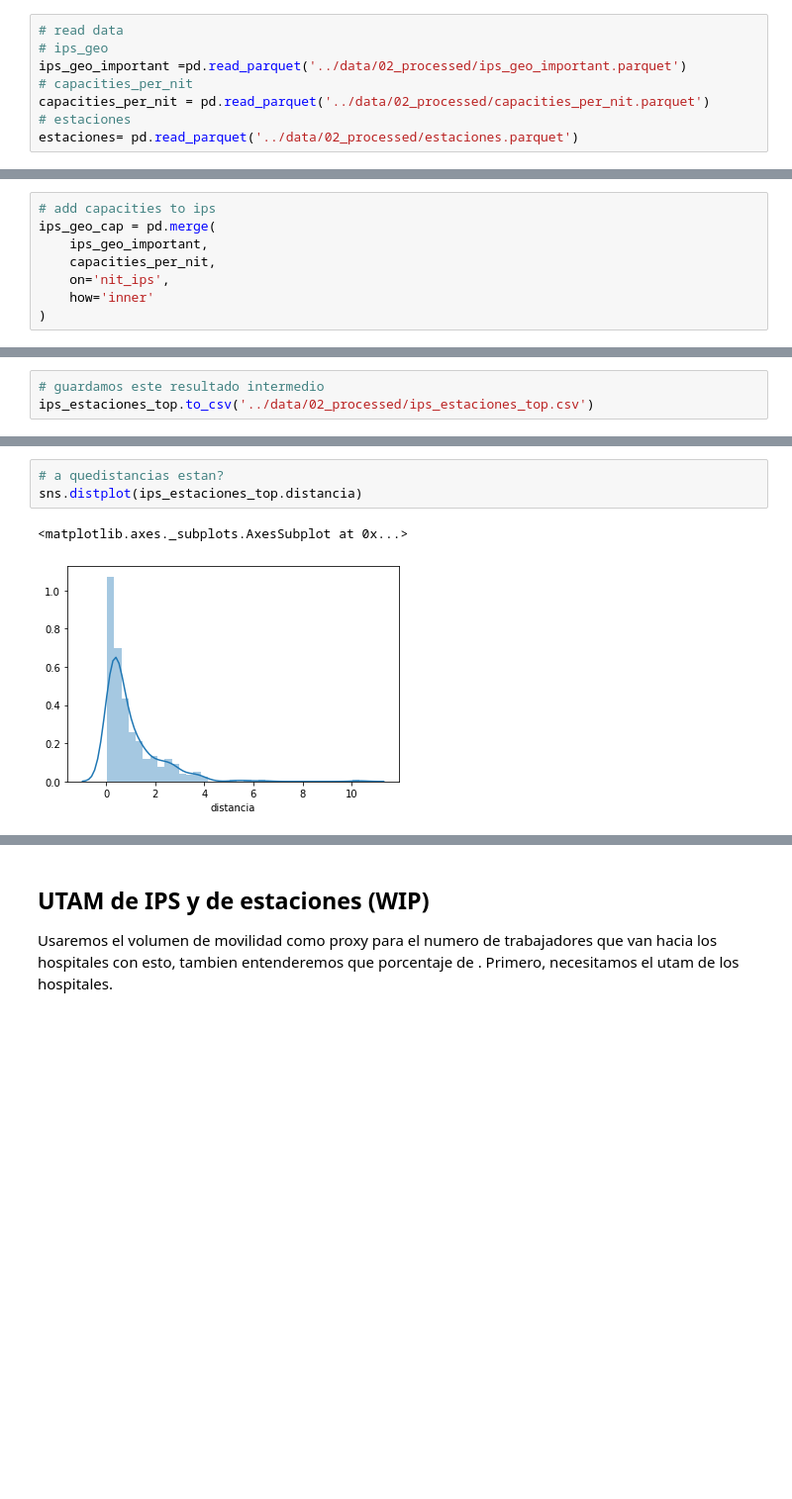
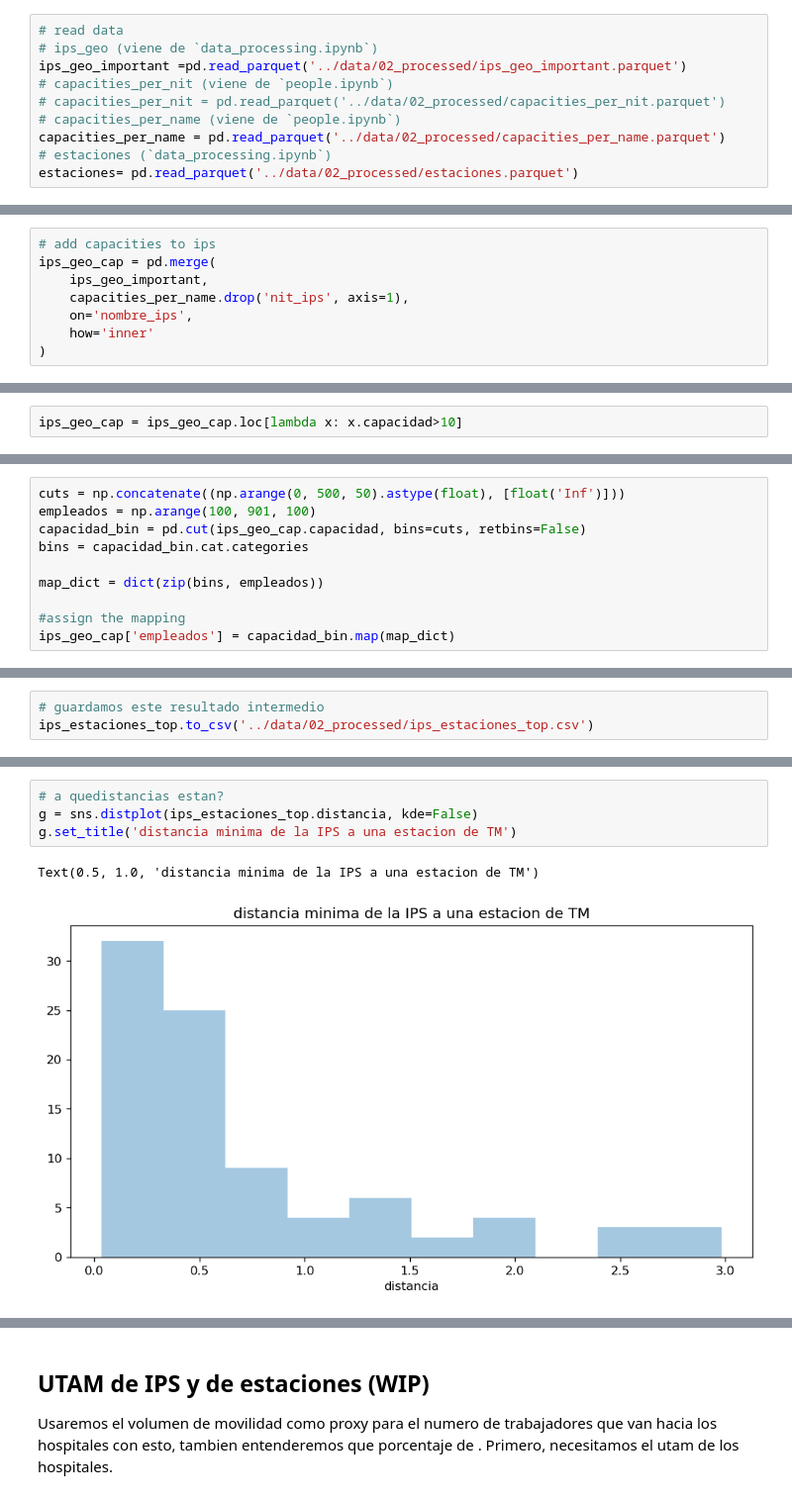
Before and after one commit to datasketch/MOVID19, a Jupyter notebook: participantes/David_GAMBA_Erika_ROJAS/analisis/main_analysis.ipynb, the cells around one changed output, grey strips where cells are left out. Shown at 99% size. Cells and saved outputs as stored; diff of their text form; blank space fills up the shorter version.

```diff
--- a/participantes/David_GAMBA_Erika_ROJAS/analisis/main_analysis.ipynb
+++ b/participantes/David_GAMBA_Erika_ROJAS/analisis/main_analysis.ipynb
@@ -18,8 +24,10 @@ Luego dos partes:
 # %%
 # read data
-# ips_geo
+# ips_geo (viene de `data_processing.ipynb`)
 ips_geo_important =pd.read_parquet('../data/02_processed/ips_geo_important.parquet')
-# capacities_per_nit
-capacities_per_nit = pd.read_parquet('../data/02_processed/capacities_per_nit.parquet')
-# estaciones
+# capacities_per_nit (viene de `people.ipynb`)
+# capacities_per_nit = pd.read_parquet('../data/02_processed/capacities_per_nit.parquet')
+# capacities_per_name (viene de `people.ipynb`)
+capacities_per_name = pd.read_parquet('../data/02_processed/capacities_per_name.parquet')
+# estaciones (`data_processing.ipynb`)
 estaciones= pd.read_parquet('../data/02_processed/estaciones.parquet')
@@ -27,7 +51,7 @@ estaciones= pd.read_parquet('../data/02_processed/estaciones.parquet')
 # add capacities to ips
 ips_geo_cap = pd.merge(
     ips_geo_important,
-    capacities_per_nit,
-    on='nit_ips',
+    capacities_per_name.drop('nit_ips', axis=1),
+    on='nombre_ips',
     how='inner'
 )
@@ -41,2 +95,4 @@ sns.distplot(ips_geo_cap.capacidad, bins=20)
+# %%
+ips_geo_cap = ips_geo_cap.loc[lambda x: x.capacidad>10]
 # %% [markdown]
 ## Asignacion de personal a cada ips
@@ -42,0 +101,10 @@ sns.distplot(ips_geo_cap.capacidad, bins=20)
+# %%
+cuts = np.concatenate((np.arange(0, 500, 50).astype(float), [float('Inf')]))
+empleados = np.arange(100, 901, 100)
+capacidad_bin = pd.cut(ips_geo_cap.capacidad, bins=cuts, retbins=False)
+bins = capacidad_bin.cat.categories
+
+map_dict = dict(zip(bins, empleados))
+
+#assign the mapping
+ips_geo_cap['empleados'] = capacidad_bin.map(map_dict)
@@ -273,10 +355,11 @@ ips_estaciones_top.head()
 5 rows × 25 columns
 # %%
 # a quedistancias estan?
-sns.distplot(ips_estaciones_top.distancia)
+g = sns.distplot(ips_estaciones_top.distancia, kde=False)
+g.set_title('distancia minima de la IPS a una estacion de TM')
 # %% [output]
-<matplotlib.axes._subplots.AxesSubplot at 0x...>
+Text(0.5, 1.0, 'distancia minima de la IPS a una estacion de TM')
-[figure, old version]
+[figure, new version]
 # %%
 ips_estaciones_top.distancia.quantile(q=np.linspace(0,1,11))
 # %% [output]
```
Also changed, not shown: parts of 55 cells of this notebook, 23 other files.
